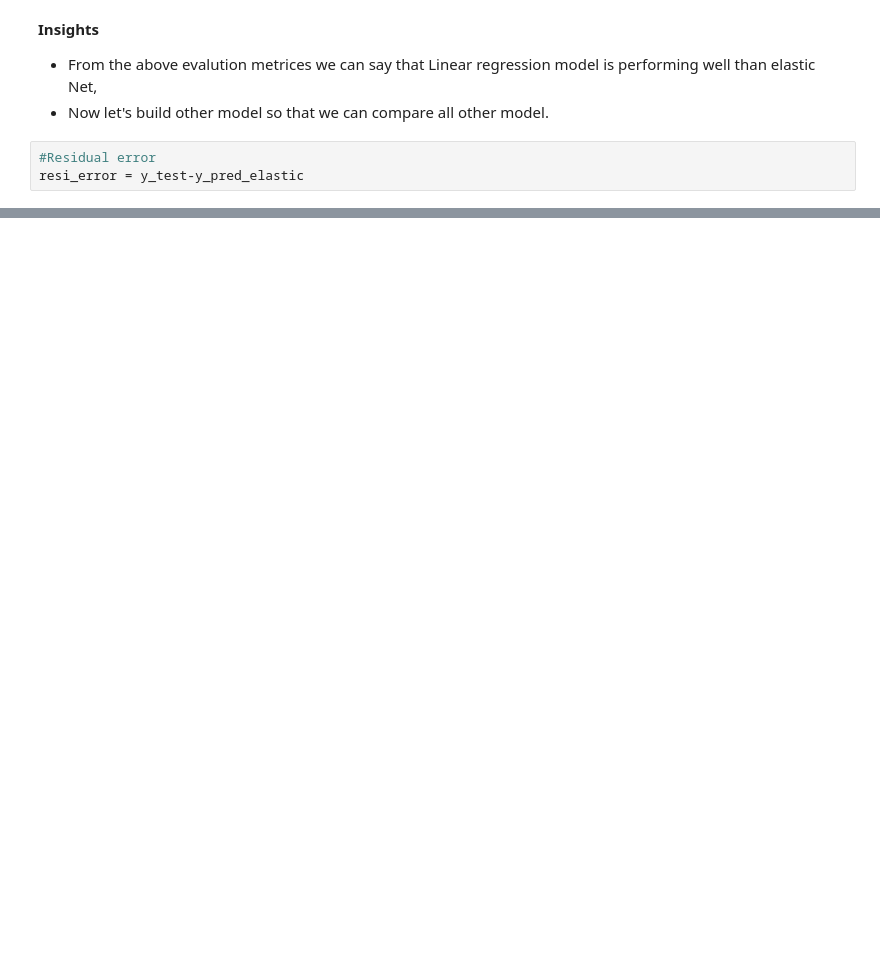
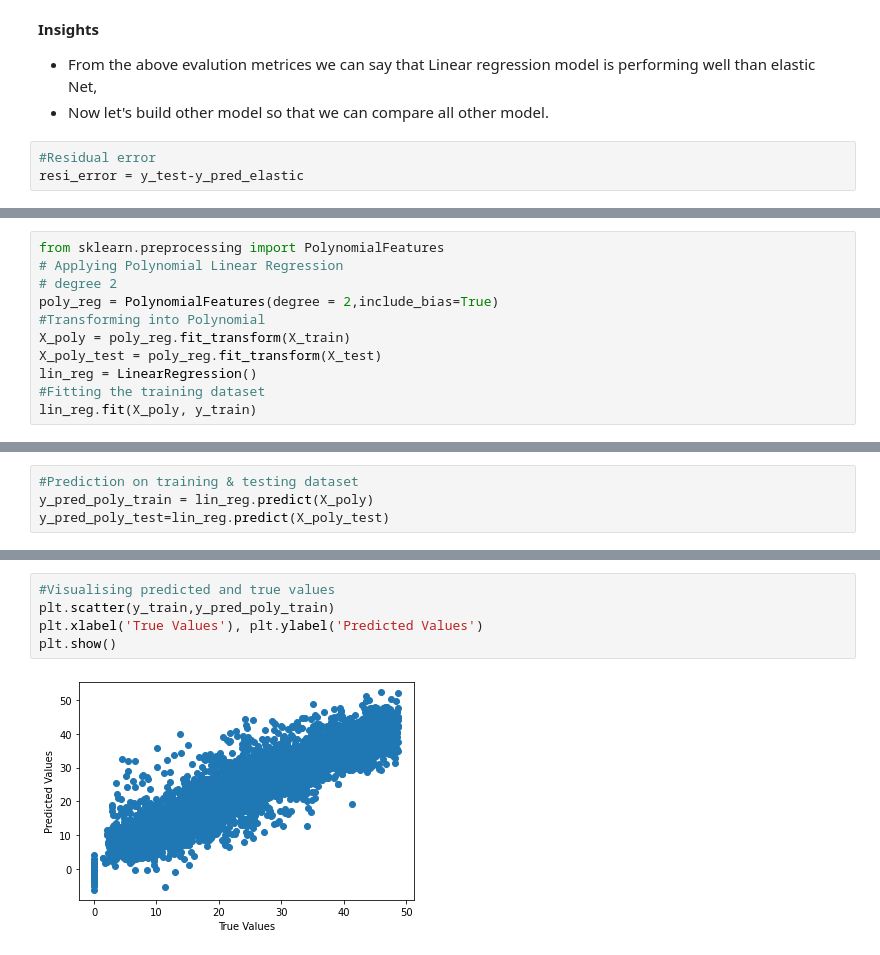
Before and after one commit to rohit-1026/Bike-Sharing-Demand-Prediction, a Jupyter notebook: Bike_Sharing_Demand_Prediction_Capstone_Project.ipynb, the cells around one changed output, grey strips where cells are left out. Drawn from its saved outputs; the diff is of its cells as text; blank space fills up the shorter version.

```diff
--- a/Bike_Sharing_Demand_Prediction_Capstone_Project.ipynb
+++ b/Bike_Sharing_Demand_Prediction_Capstone_Project.ipynb
@@ -1329,0 +1332,11 @@ sns.distplot(resi_error)
+# %%
+from sklearn.preprocessing import PolynomialFeatures
+# Applying Polynomial Linear Regression
+# degree 2
+poly_reg = PolynomialFeatures(degree = 2,include_bias=True)
+#Transforming into Polynomial
+X_poly = poly_reg.fit_transform(X_train)
+X_poly_test = poly_reg.fit_transform(X_test)
+lin_reg = LinearRegression()
+#Fitting the training dataset
+lin_reg.fit(X_poly, y_train)
@@ -1329,0 +1345,4 @@ sns.distplot(resi_error)
+# %%
+#Prediction on training & testing dataset
+y_pred_poly_train = lin_reg.predict(X_poly)
+y_pred_poly_test=lin_reg.predict(X_poly_test)
@@ -1329,0 +1385,7 @@ sns.distplot(resi_error)
+# %%
+#Visualising predicted and true values
+plt.scatter(y_train,y_pred_poly_train)
+plt.xlabel('True Values'), plt.ylabel('Predicted Values')
+plt.show()
+# %% [output]
+[figure, added]
```
Also changed, not shown: parts of 65 cells of this notebook.
